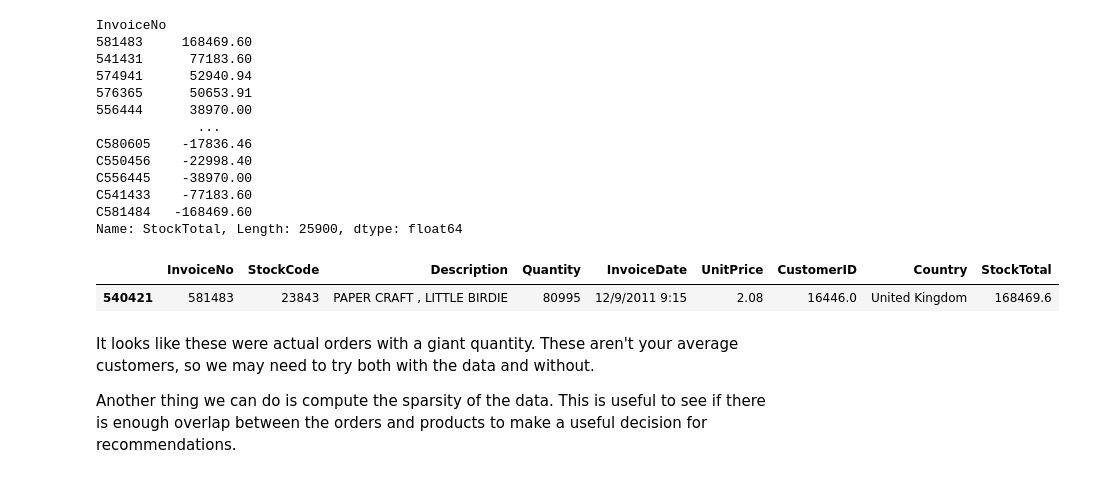
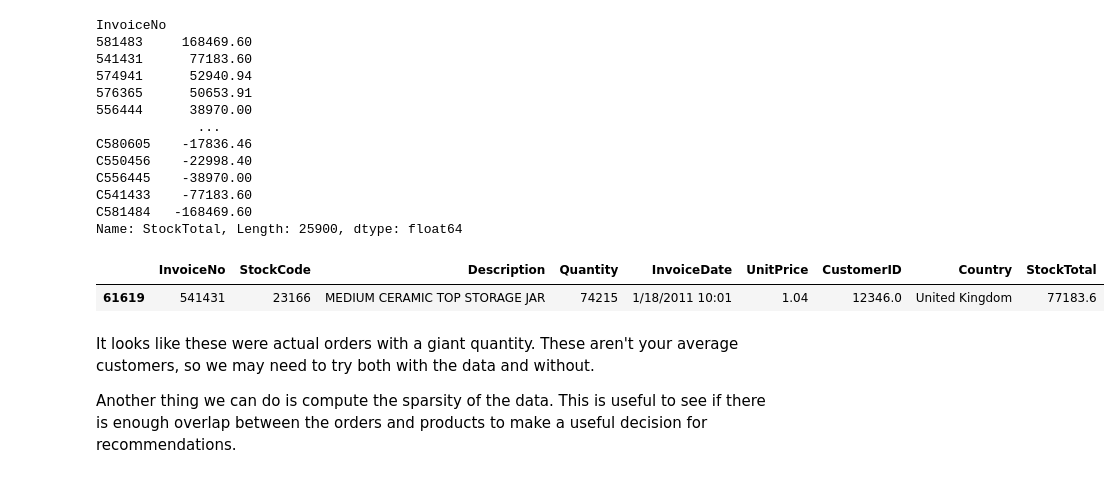
Before and after one commit to HSV-AI/product-recommendation, a Jupyter notebook: notebooks/ECommerce-Implicit-Recommendation.ipynb, the cells around one changed output. Cells and saved outputs as stored; diff of their text form; code cells hidden in the pictures.

```diff
--- a/notebooks/ECommerce-Implicit-Recommendation.ipynb
+++ b/notebooks/ECommerce-Implicit-Recommendation.ipynb
@@ -159,10 +159,10 @@ C541433    -77183.60
 C581484   -168469.60
 Name: StockTotal, Length: 25900, dtype: float64
 # %%
-df[df.InvoiceNo == '581483'].head()
+df[df.InvoiceNo == '541431'].head()
 # %% [output]
 |  | InvoiceNo | StockCode | Description | Quantity | InvoiceDate | UnitPrice | CustomerID | Country | StockTotal |
-| 540421 | 581483 | 23843 | PAPER CRAFT , LITTLE BIRDIE | 80995 | 12/9/2011 9:15 | 2.08 | 16446.0 | United Kingdom | 168469.6 |
+| 61619 | 541431 | 23166 | MEDIUM CERAMIC TOP STORAGE JAR | 74215 | 1/18/2011 10:01 | 1.04 | 12346.0 | United Kingdom | 77183.6 |
 # %% [markdown]
 It looks like these were actual orders with a giant quantity. These aren't your average customers, so we may need to try both with the data and without.
 
```
Also changed, not shown: parts of 10 cells of this notebook, 2 other files.
